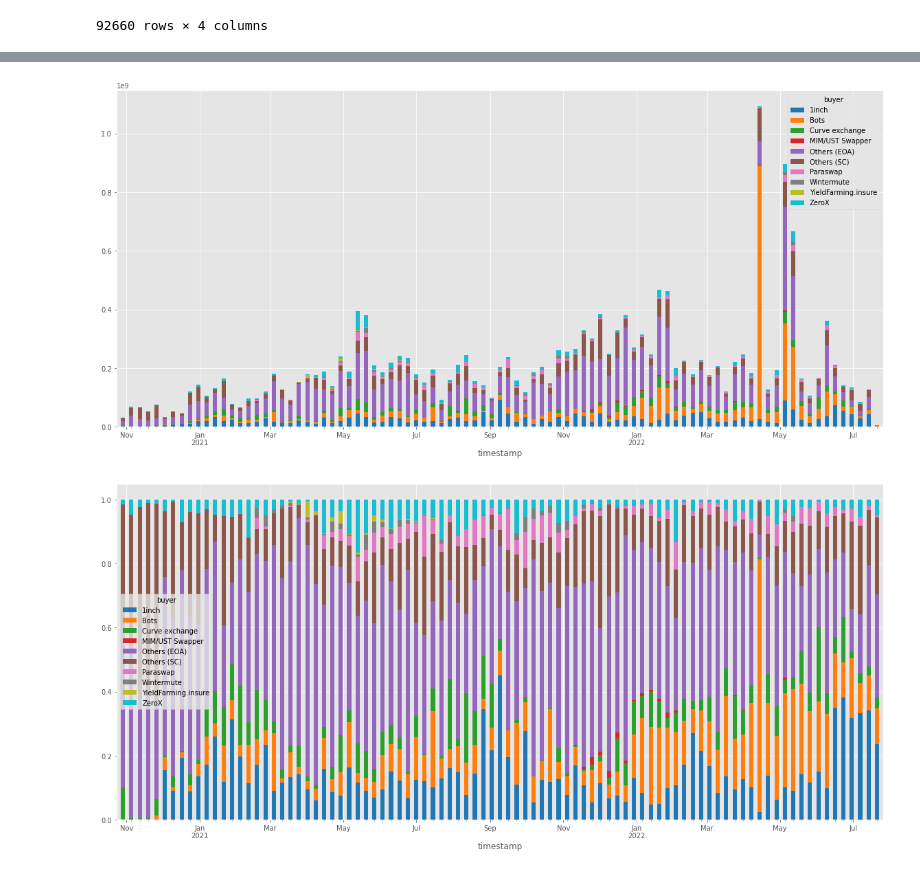
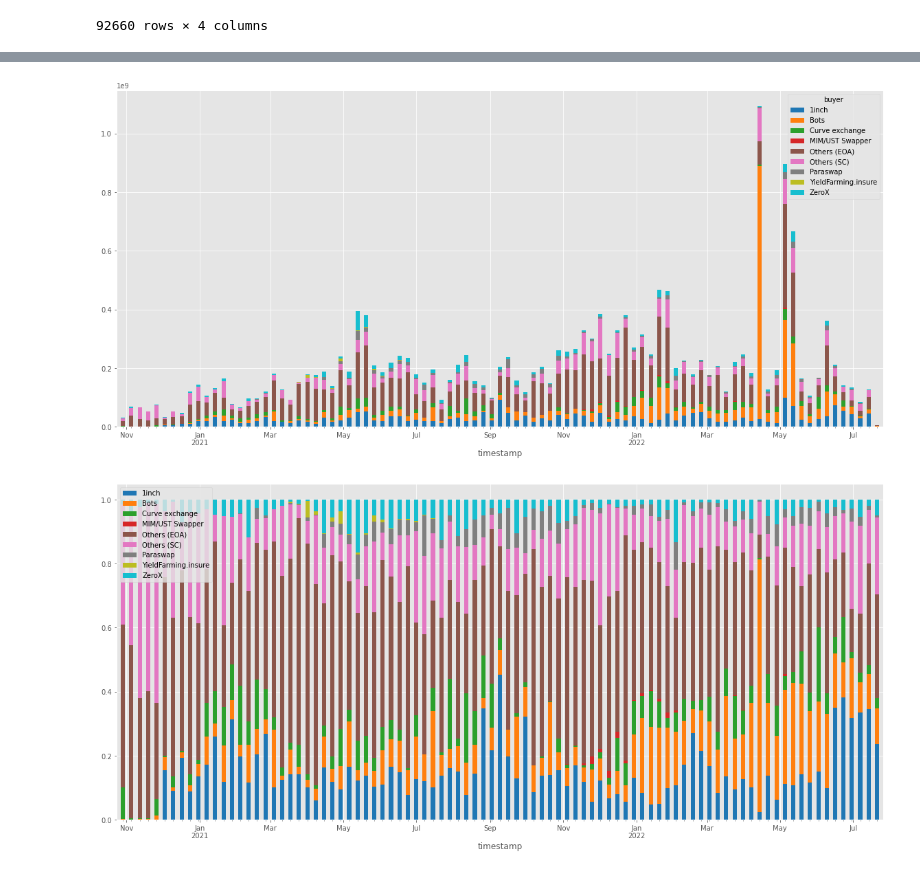
Before and after one commit to benber86/curve-volume-sources, a Jupyter notebook: Volume sources.ipynb, the cells around one changed output, grey strips where cells are left out. Drawn from its saved outputs; the diff is of its cells as text; code cells hidden in the pictures.

```diff
--- a/Volume sources.ipynb
+++ b/Volume sources.ipynb
@@ -119,7 +123,20 @@ oneinch = ['0x1111111254fb6c44bac0bed2854e76f90643097d',
     '0xe069cb01d06ba617bcdf789bf2ff0d5e5ca20c71',
     '0x0bf16c34b38648bb08deacf4dd4b239c44bb33c1',
            '0xd47140f6ab73f6d6b6675fb1610bb5e9b5d96fe5',
-           '0xf2f400c138f9fb900576263af0bc7fcde2b1b8a8'
+           '0xf2f400c138f9fb900576263af0bc7fcde2b1b8a8',
+           # PMM
+           # https://dune.com/queries/16257/32751
+           '0x56178a0d5f301baf6cf3e1cd53d9863437345bf9',
+ '0xb3c839dbde6b96d37c56ee4f9dad3390d49310aa',
+ '0x632da2cb89e08449c75e7a4e022189e3d6af8a2b',
+ '0xa5d07e978398eb1715056d3ca5cb31035c02fdad',
+ '0x945bcf562085de2d5875b9e2012ed5fd5cfab927',
+ '0x0000006daea1723962647b7e189d311d757fb793',
+ '0x00000000ae347930bd1e7b0f35588b92280f9e75',
+ '0xe2e3441004e7d377a2d97142e75d465e0dd36af9',
+ '0x69b7dee444e6977bd8d62a86a8c8e9976dcbe4b7',
+ '0x9acf7784929e012f76421414cc3d85559c6fdbb5',
+ '0xb398ffef80144095b8712c70a0c09886c8151feb'
 ]
 
 bots = [ '0xeef86c2e49e11345f1a693675df9a38f7d880c8f',
@@ -262,28 +278,29 @@ xmax = max(x_bars_md) + 2*bar_width_md
 ax.set_xlim(xmin, xmax)
 ax.figure.autofmt_xdate(rotation=0, ha='center')
 # %% [output]
-[figure, old version]
+[figure, new version]
 # %%
 ax = chart_data.divide(chart_data.sum(axis=1), axis=0).plot.bar(stacked=True, figsize=(20,10), colormap='tab10')
+ax.legend(loc='upper left')
 
 bar_width_md_default, = np.diff(mdates.date2num(chart_data.index[:2]))/2
 bar_width = ax.patches[0].get_width()
 bar_width_md = bar_width*bar_width_md_default/0.5
 x_bars_md = mdates.date2num(chart_data.index) - bar_width_md/2
 nvar = len(ax.get_legend_handles_labels()[1])
 x_patches_md = np.ravel(nvar*[x_bars_md])
 for patch, x_md in zip(ax.patches, x_patches_md):
     patch.set_x(x_md)
     patch.set_width(bar_width_md)
 maj_loc = mdates.AutoDateLocator()
 ax.xaxis.set_major_locator(maj_loc)
 ax.set_xticks(x_bars_md + bar_width_md/2, minor=True)
 zfmts = ['', '%b\n%Y', '%b', '%b-%d', '%H:%M', '%H:%M']
 fmt = mdates.ConciseDateFormatter(maj_loc, zero_formats=zfmts, show_offset=False)
 ax.xaxis.set_major_formatter(fmt)
 xmin = min(x_bars_md) - bar_width_md
 xmax = max(x_bars_md) + 2*bar_width_md
 ax.set_xlim(xmin, xmax)
 ax.figure.autofmt_xdate(rotation=0, ha='center')
 # %% [output]
-[figure, old version]
+[figure, new version]
```
Also changed, not shown: parts of 35 cells of this notebook.
